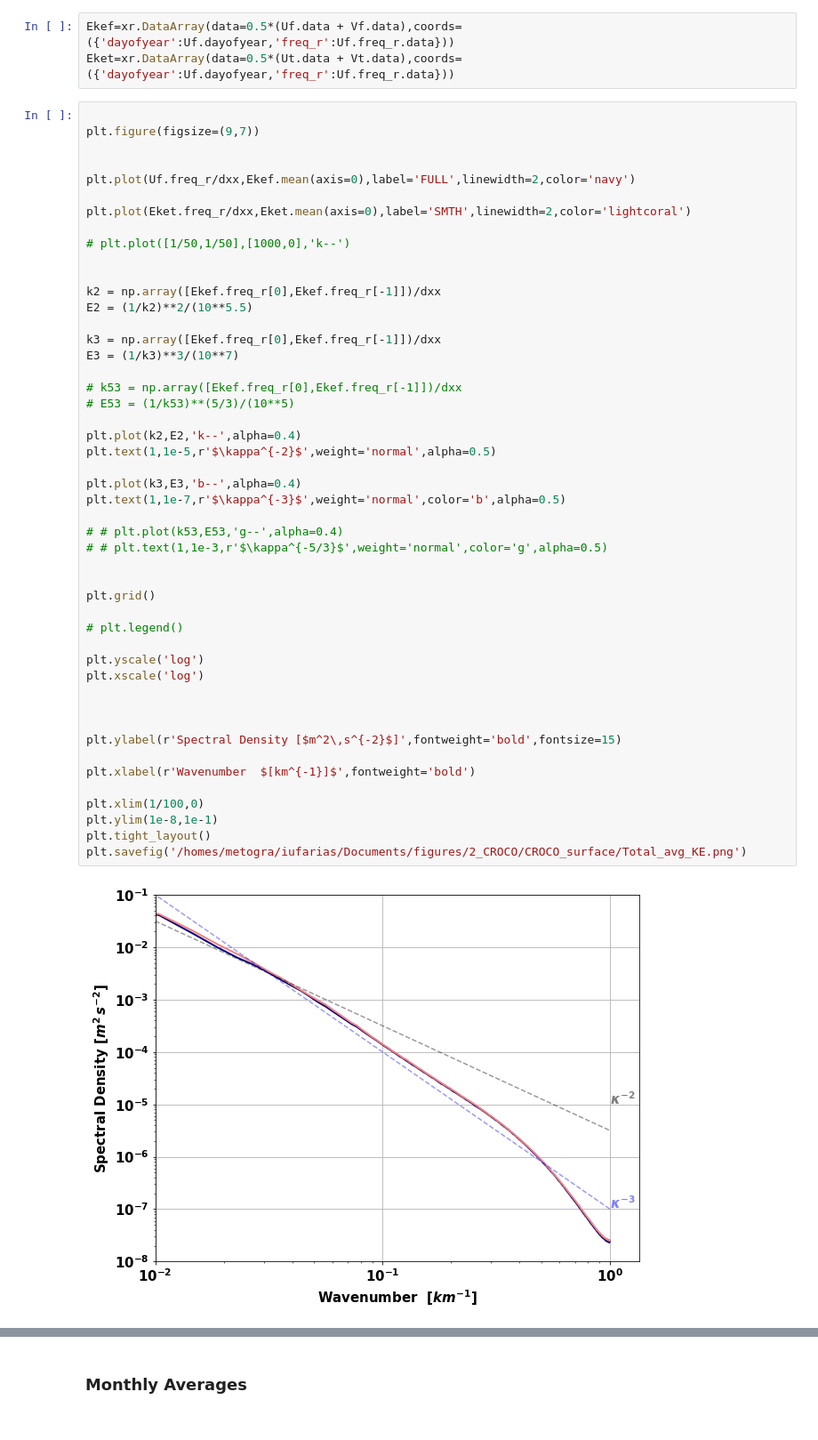
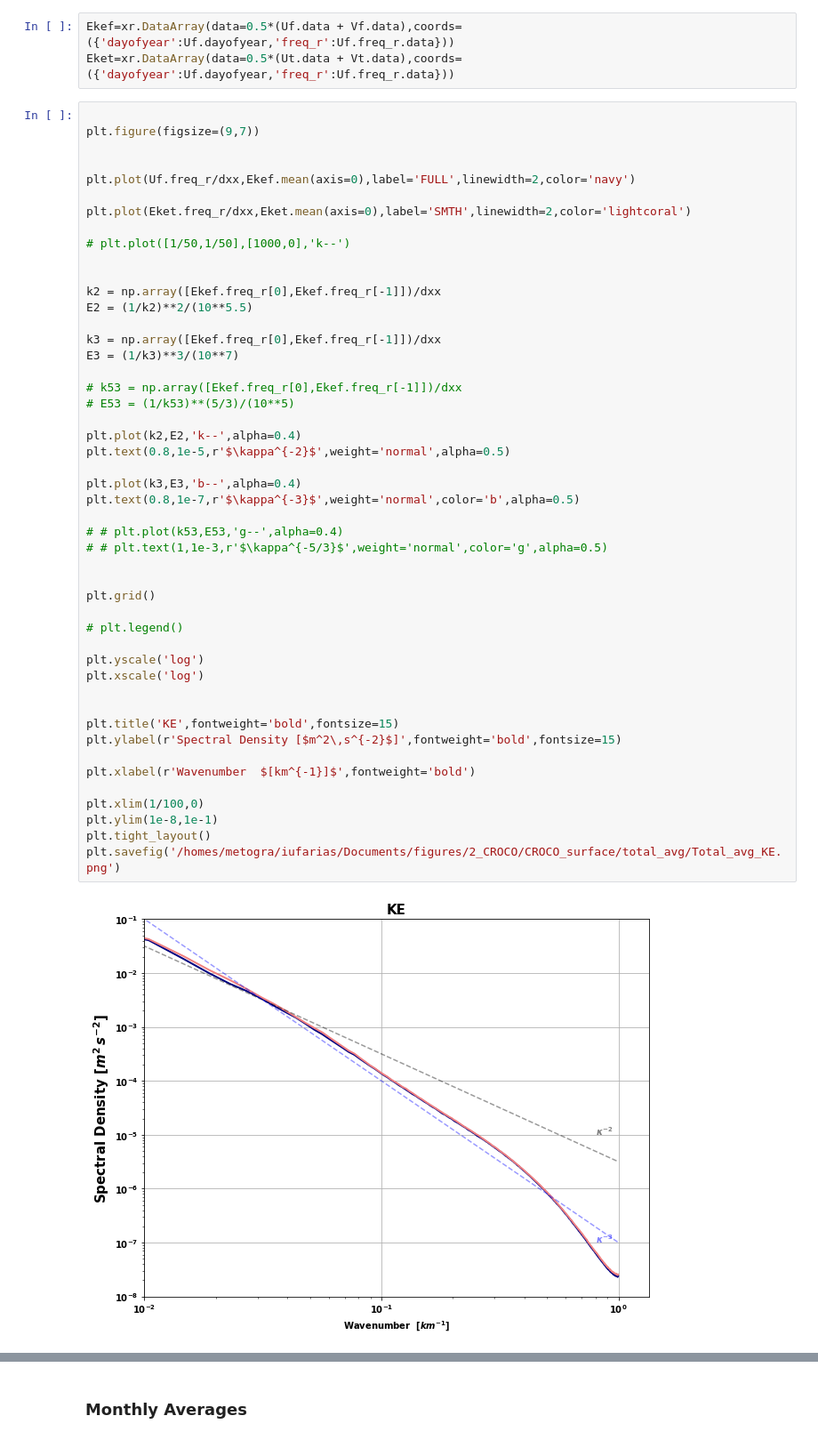
Before and after one commit to igoruchoa/FeedbackSubmeso, a Jupyter notebook: 2_CROCO/surface_CROCO.ipynb, the cells around one changed output, grey strips where cells are left out. Shown at 89% size. Cells and saved outputs as stored; diff of their text form.

```diff
--- a/2_CROCO/surface_CROCO.ipynb
+++ b/2_CROCO/surface_CROCO.ipynb
@@ -325,38 +352,38 @@ E2 = (1/k2)**2/(10**5.5)
 k3 = np.array([Ekef.freq_r[0],Ekef.freq_r[-1]])/dxx
 E3 = (1/k3)**3/(10**7)
 
 # k53 = np.array([Ekef.freq_r[0],Ekef.freq_r[-1]])/dxx
 # E53 = (1/k53)**(5/3)/(10**5)
 
 plt.plot(k2,E2,'k--',alpha=0.4)
-plt.text(1,1e-5,r'$\kappa^{-2}$',weight='normal',alpha=0.5)
+plt.text(0.8,1e-5,r'$\kappa^{-2}$',weight='normal',alpha=0.5)
 
 plt.plot(k3,E3,'b--',alpha=0.4)
-plt.text(1,1e-7,r'$\kappa^{-3}$',weight='normal',color='b',alpha=0.5)
+plt.text(0.8,1e-7,r'$\kappa^{-3}$',weight='normal',color='b',alpha=0.5)
 
 # # plt.plot(k53,E53,'g--',alpha=0.4)
 # # plt.text(1,1e-3,r'$\kappa^{-5/3}$',weight='normal',color='g',alpha=0.5)
 
 
 plt.grid()
 
 # plt.legend()
 
 plt.yscale('log')
 plt.xscale('log')
 
 
-
+plt.title('KE',fontweight='bold',fontsize=15)
 plt.ylabel(r'Spectral Density [$m^2\,s^{-2}$]',fontweight='bold',fontsize=15)
 
 plt.xlabel(r'Wavenumber  $[km^{-1}]$',fontweight='bold')
 
 plt.xlim(1/100,0)
 plt.ylim(1e-8,1e-1)
 plt.tight_layout()
-plt.savefig('/homes/metogra/iufarias/Documents/figures/2_CROCO/CROCO_surface/Total_avg_KE.png')
+plt.savefig('/homes/metogra/iufarias/Documents/figures/2_CROCO/CROCO_surface/total_avg/Total_avg_KE.png')
 # %% [output]
-[figure, old version]
+[figure, new version]
 # %%
 'Ogive graph - Backwards'
 
```
Also changed, not shown: parts of 27 cells of this notebook, 1 other file.
